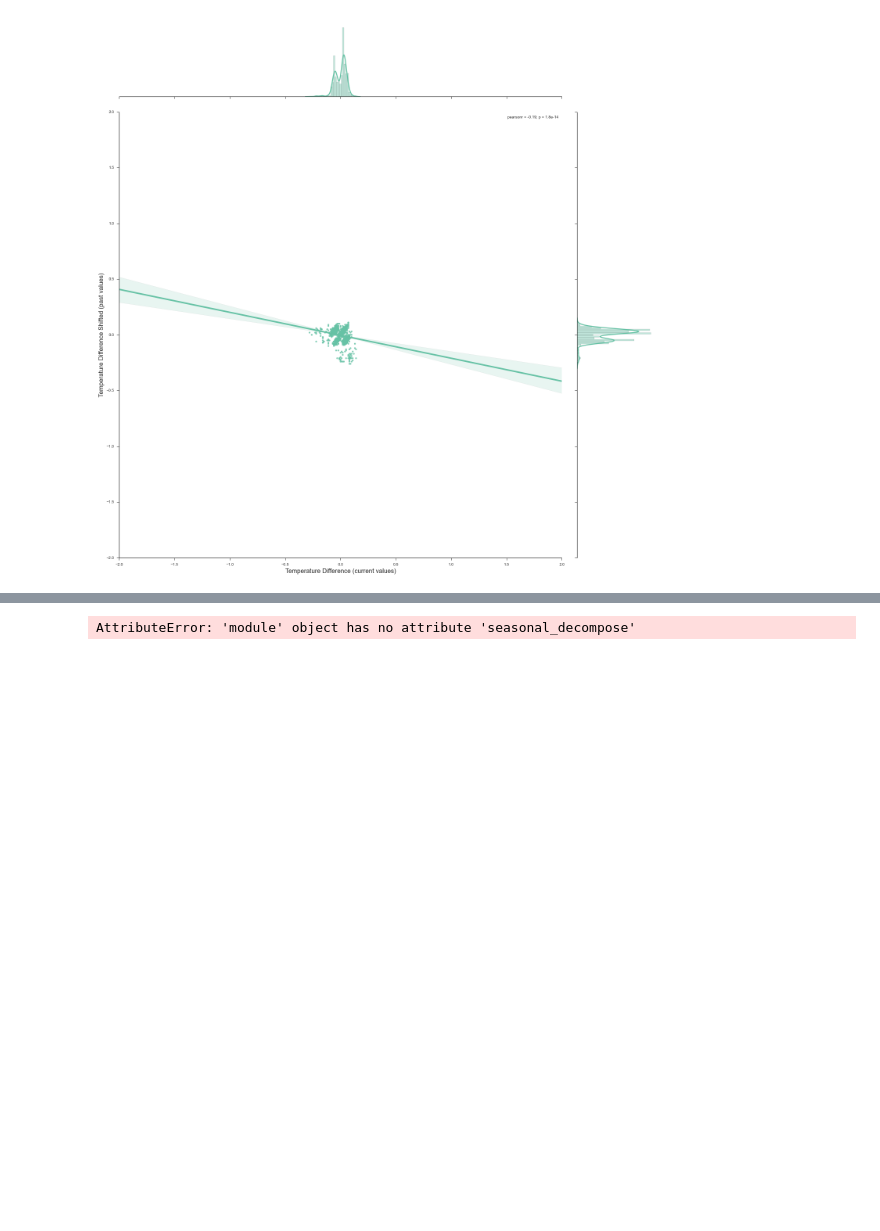
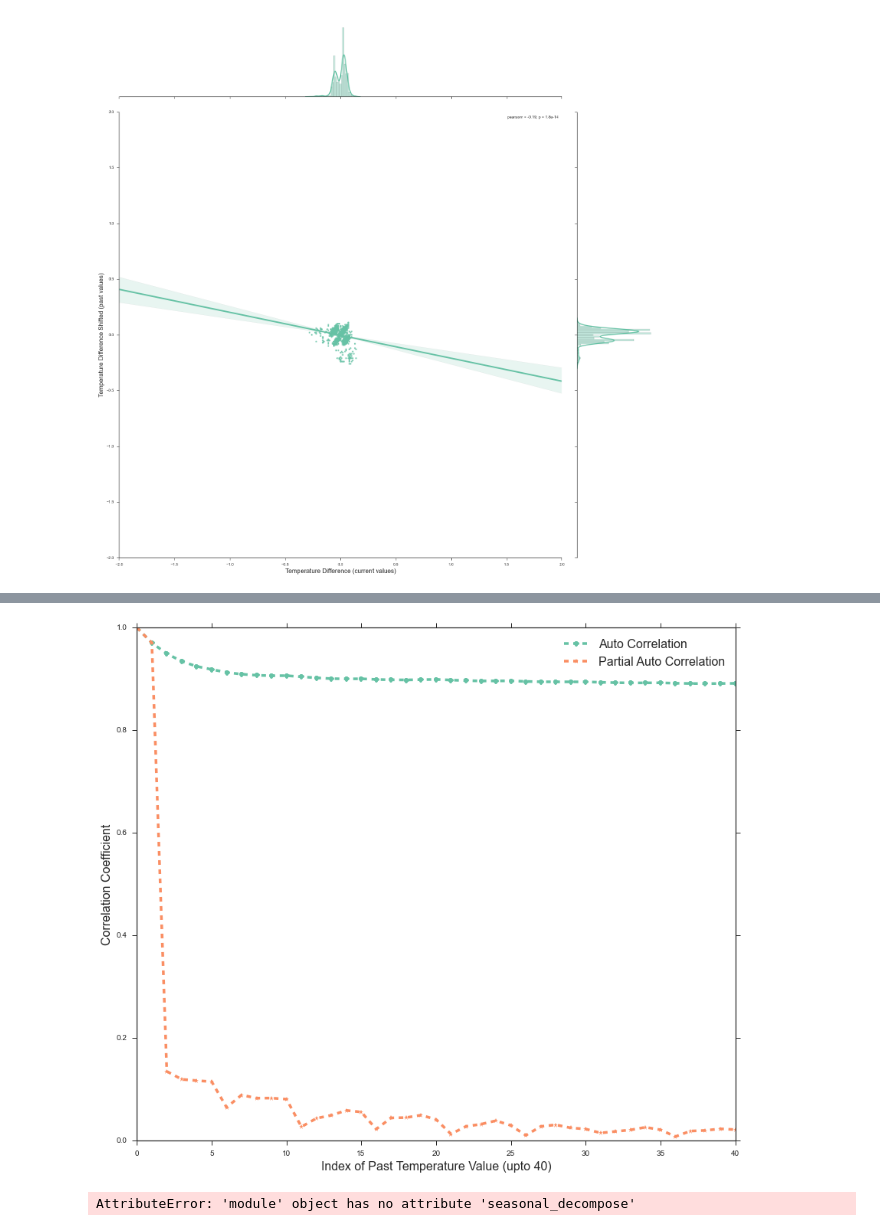
Before and after one commit to words-sdsc/SensorDataAnalytics, a Jupyter notebook: correlations/Plots - Correlation Spearman Coeff.ipynb, the cells around one changed output, grey strips where cells are left out. Saved outputs shown, nothing was run; the diff lists cells and outputs as text; code cells hidden in the pictures; blank space fills up the shorter version.

```diff
--- a/correlations/Plots - Correlation Spearman Coeff.ipynb
+++ b/correlations/Plots - Correlation Spearman Coeff.ipynb
@@ -147,3 +147,20 @@ fig.savefig('Final - FirstDiff_Correlation Coefficients Node 14 every 500.png')
+# %%
+L = timeseriesdict[('pi14', 'Tamb')]
+lag_correlations=acf(L['value'].iloc[1::])
+# %%
+lag_partial_correlations = pacf(L['value'].iloc[1::])
+# %%
+#first_diff : not significant >0.5 correlation with time prior t upto 40 steps
+fig, ax = plt.subplots(figsize=(14,12))
+sb.set_context("notebook", rc={"lines.linewidth":3.5})
+plt.ylabel('Correlation Coefficient', fontsize=16)
+plt.xlabel('Index of Past Temperature Value (upto 40)', fontsize=16)
+ax.plot(lag_correlations, marker='o', linestyle='--', label='Auto Correlation')
+ax.plot(lag_partial_correlations, marker='*', linestyle='--', label='Partial Auto Correlation')
+ax.axes.legend(fontsize=16)
+fig.savefig('Final - Value_Correlation Coefficients Node 14.png')
+# %% [output]
+[figure, added]
 # %%
 import statsmodels.api as sm
 # %%
```
Also changed, not shown: parts of 4 cells of this notebook, 4 other files.
